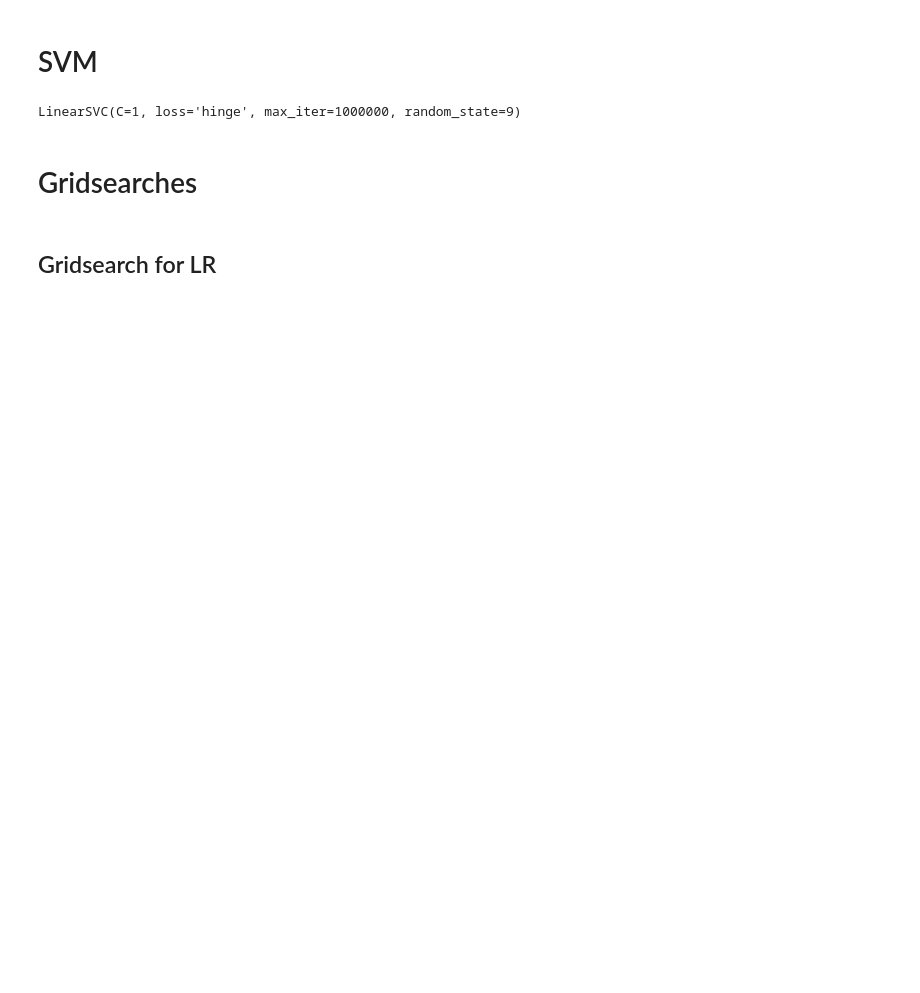
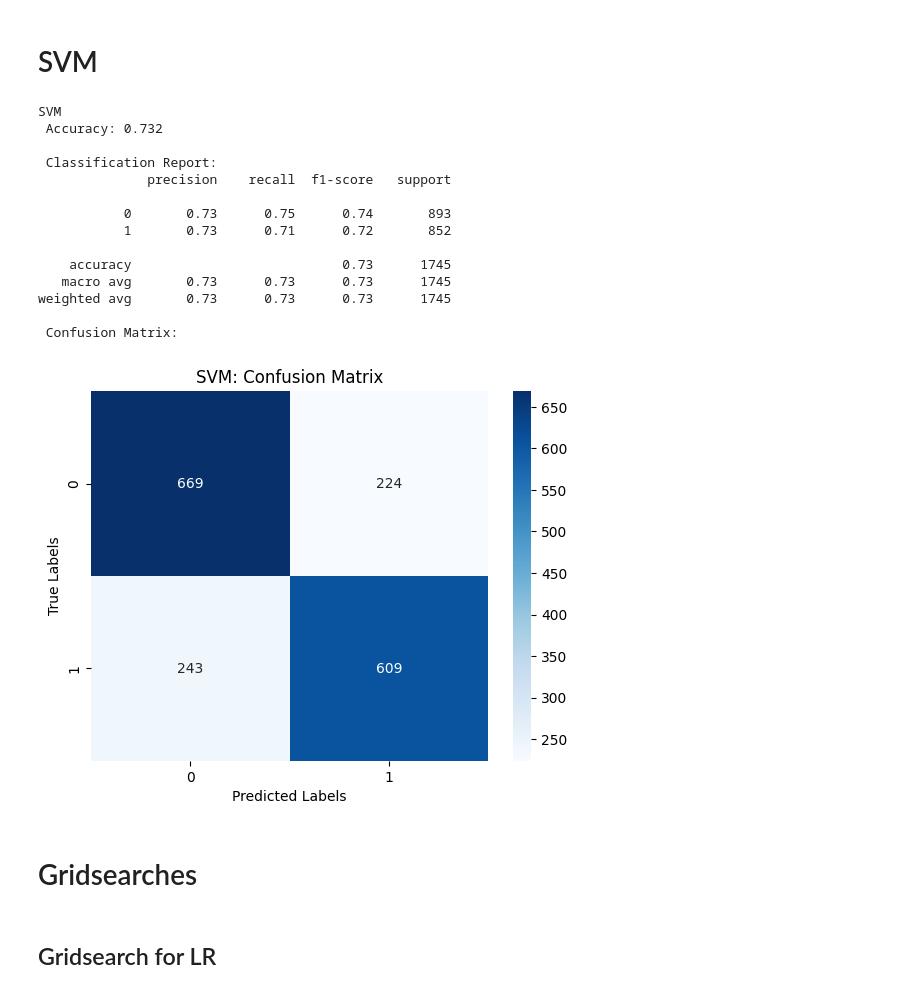
Before and after one commit to dbellenberg/CostSensitiveCreditRisk, a Jupyter notebook: final_project/merged_final_version/final_ml_project.ipynb, the cells around one changed output. Cells and saved outputs as stored; diff of their text form; code cells hidden in the pictures; blank space fills up the shorter version.

```diff
--- a/final_project/merged_final_version/final_ml_project.ipynb
+++ b/final_project/merged_final_version/final_ml_project.ipynb
@@ -408,10 +353,28 @@ weighted avg       0.75      0.75      0.75       801
 # %% [markdown]
 # SVM
 # %%
-svmTuned = LinearSVC(max_iter = 1000000, loss = 'hinge', C = 1, random_state = 9)
+svmTuned = LinearSVC(max_iter = 1000000, random_state = 9)
 svmTuned.fit(X_train, y_train)
+
+y_pred_svm = svmTuned.predict(X_test)
+
+evaluate(y_test, y_pred_svm, "SVM")
 # %% [output]
-LinearSVC(C=1, loss='hinge', max_iter=1000000, random_state=9)
+SVM
+ Accuracy: 0.732
+
+ Classification Report:
+              precision    recall  f1-score   support
+
+           0       0.73      0.75      0.74       893
+           1       0.73      0.71      0.72       852
+
+    accuracy                           0.73      1745
+   macro avg       0.73      0.73      0.73      1745
+weighted avg       0.73      0.73      0.73      1745
+
+ Confusion Matrix:
+[figure, added]
 # %% [markdown]
 # Gridsearches
 # %% [markdown]
```
Also changed, not shown: parts of 36 cells of this notebook, 23 other files.
